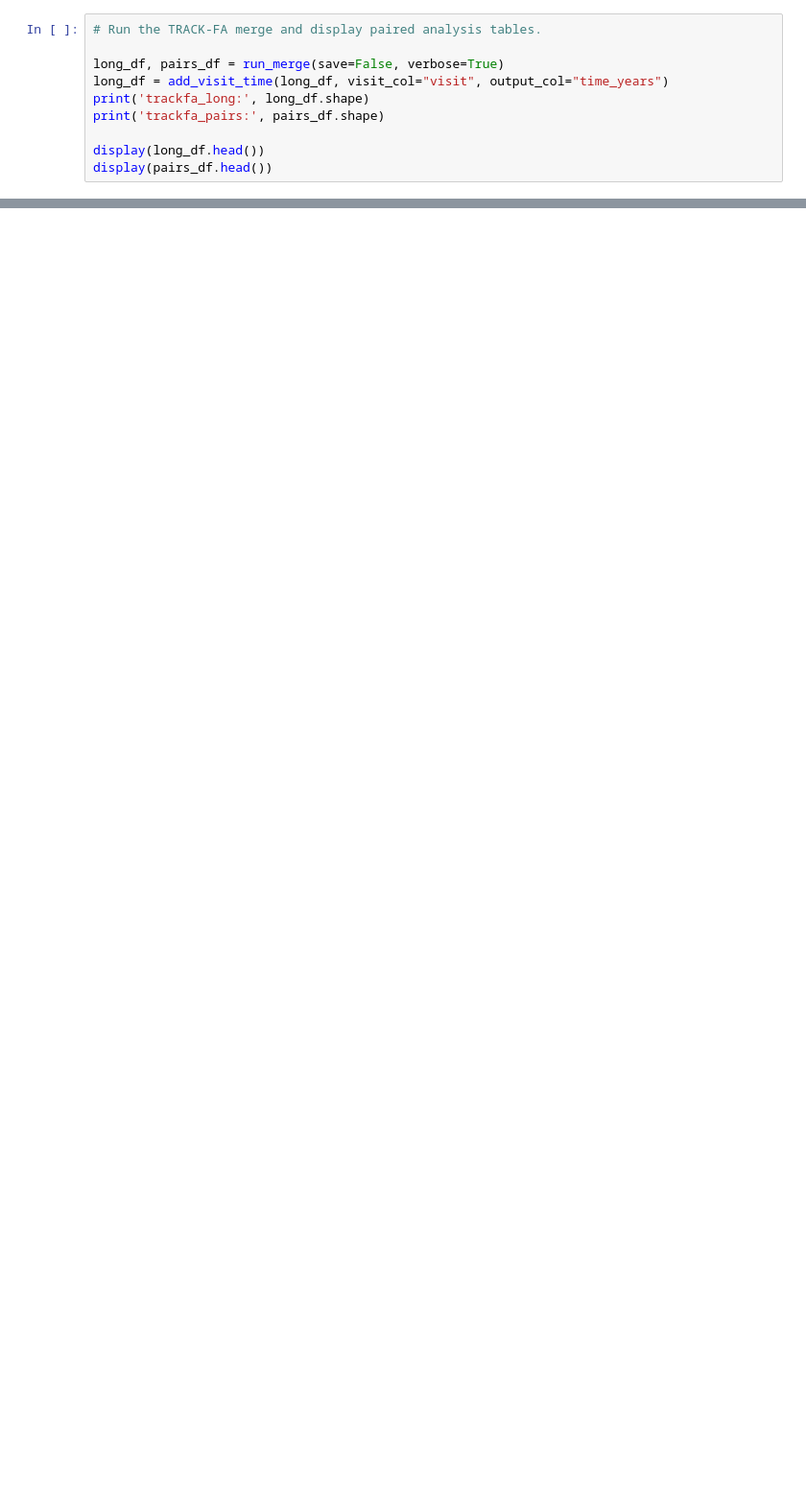
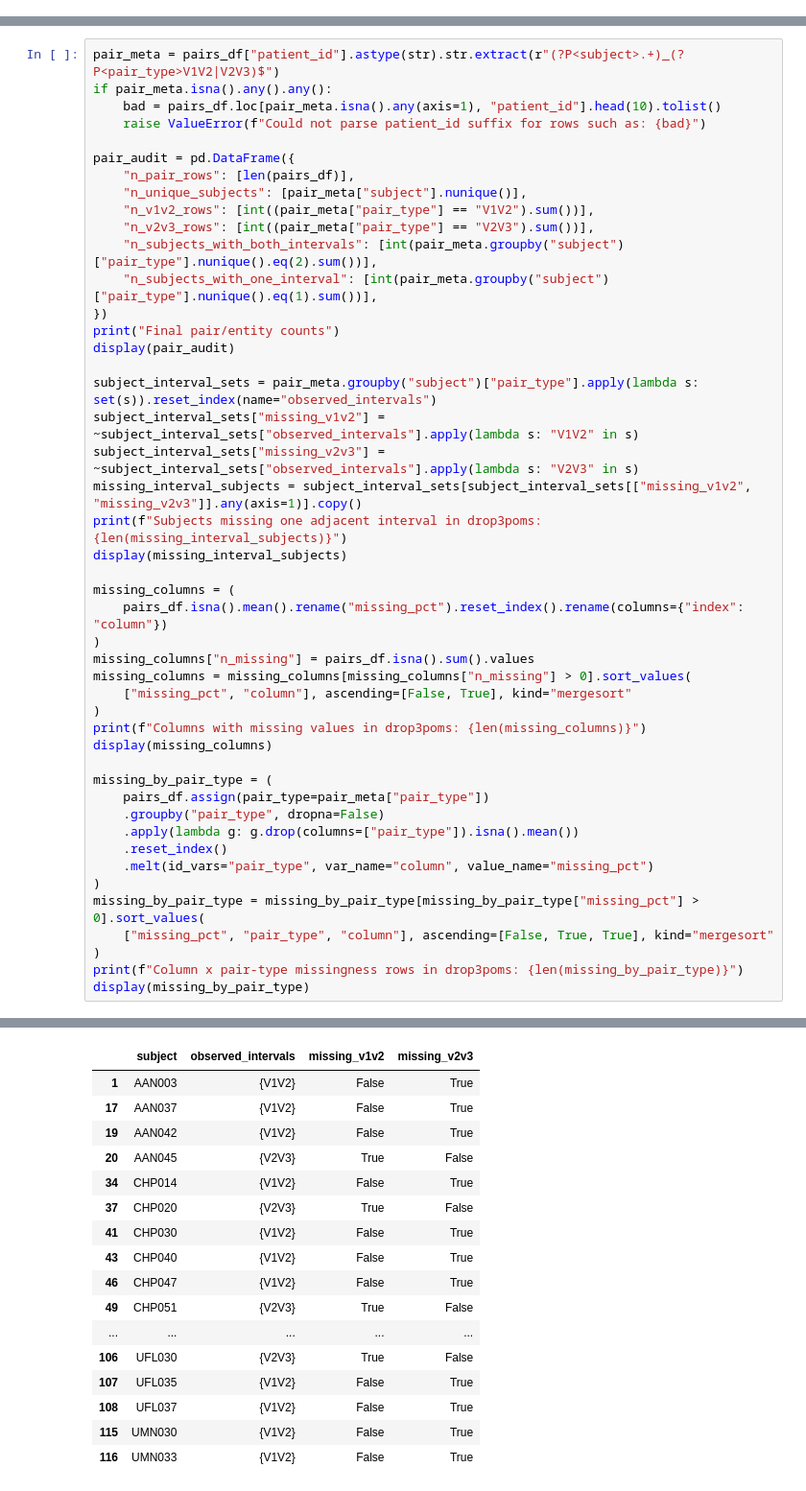
Before and after one commit to YubotKwng/Biomakers, a Jupyter notebook: notebooks/trackfa_merge.ipynb, the cells around one changed output, grey strips where cells are left out. Shown at 96% size. Saved outputs shown, nothing was run; the diff lists cells and outputs as text; blank space fills up the shorter version.

```diff
--- a/notebooks/trackfa_merge.ipynb
+++ b/notebooks/trackfa_merge.ipynb
@@ -141,10 +123,0 @@ Top missing columns by visit after direct raw combination
-# %%
-# Run the TRACK-FA merge and display paired analysis tables.
-
-long_df, pairs_df = run_merge(save=False, verbose=True)
-long_df = add_visit_time(long_df, visit_col="visit", output_col="time_years")
-print('trackfa_long:', long_df.shape)
-print('trackfa_pairs:', pairs_df.shape)
-
-display(long_df.head())
-display(pairs_df.head())
@@ -500,0 +126,47 @@ Pairs imaging base names (n=149):
+# %%
+pair_meta = pairs_df["patient_id"].astype(str).str.extract(r"(?P<subject>.+)_(?P<pair_type>V1V2|V2V3)$")
+if pair_meta.isna().any().any():
+    bad = pairs_df.loc[pair_meta.isna().any(axis=1), "patient_id"].head(10).tolist()
+    raise ValueError(f"Could not parse patient_id suffix for rows such as: {bad}")
+
+pair_audit = pd.DataFrame({
+    "n_pair_rows": [len(pairs_df)],
+    "n_unique_subjects": [pair_meta["subject"].nunique()],
+    "n_v1v2_rows": [int((pair_meta["pair_type"] == "V1V2").sum())],
+    "n_v2v3_rows": [int((pair_meta["pair_type"] == "V2V3").sum())],
+    "n_subjects_with_both_intervals": [int(pair_meta.groupby("subject")["pair_type"].nunique().eq(2).sum())],
+    "n_subjects_with_one_interval": [int(pair_meta.groupby("subject")["pair_type"].nunique().eq(1).sum())],
+})
+print("Final pair/entity counts")
+display(pair_audit)
+
+subject_interval_sets = pair_meta.groupby("subject")["pair_type"].apply(lambda s: set(s)).reset_index(name="observed_intervals")
+subject_interval_sets["missing_v1v2"] = ~subject_interval_sets["observed_intervals"].apply(lambda s: "V1V2" in s)
+subject_interval_sets["missing_v2v3"] = ~subject_interval_sets["observed_intervals"].apply(lambda s: "V2V3" in s)
+missing_interval_subjects = subject_interval_sets[subject_interval_sets[["missing_v1v2", "missing_v2v3"]].any(axis=1)].copy()
+print(f"Subjects missing one adjacent interval in drop3poms: {len(missing_interval_subjects)}")
+display(missing_interval_subjects)
+
+missing_columns = (
+    pairs_df.isna().mean().rename("missing_pct").reset_index().rename(columns={"index": "column"})
+)
+missing_columns["n_missing"] = pairs_df.isna().sum().values
+missing_columns = missing_columns[missing_columns["n_missing"] > 0].sort_values(
+    ["missing_pct", "column"], ascending=[False, True], kind="mergesort"
+)
+print(f"Columns with missing values in drop3poms: {len(missing_columns)}")
+display(missing_columns)
+
+missing_by_pair_type = (
+    pairs_df.assign(pair_type=pair_meta["pair_type"])
+    .groupby("pair_type", dropna=False)
+    .apply(lambda g: g.drop(columns=["pair_type"]).isna().mean())
+    .reset_index()
+    .melt(id_vars="pair_type", var_name="column", value_name="missing_pct")
+)
+missing_by_pair_type = missing_by_pair_type[missing_by_pair_type["missing_pct"] > 0].sort_values(
+    ["missing_pct", "pair_type", "column"], ascending=[False, True, True], kind="mergesort"
+)
+print(f"Column x pair-type missingness rows in drop3poms: {len(missing_by_pair_type)}")
+display(missing_by_pair_type)
+# %% [output]
@@ -500,0 +177,17 @@ Pairs imaging base names (n=149):
+|  | subject | observed_intervals | missing_v1v2 | missing_v2v3 |
+| 1 | AAN003 | {V1V2} | False | True |
+| 17 | AAN037 | {V1V2} | False | True |
+| 19 | AAN042 | {V1V2} | False | True |
+| 20 | AAN045 | {V2V3} | True | False |
+| 34 | CHP014 | {V1V2} | False | True |
+| 37 | CHP020 | {V2V3} | True | False |
+| 41 | CHP030 | {V1V2} | False | True |
+| 43 | CHP040 | {V1V2} | False | True |
+| 46 | CHP047 | {V1V2} | False | True |
+| 49 | CHP051 | {V2V3} | True | False |
+| ... | ... | ... | ... | ... |
+| 106 | UFL030 | {V2V3} | True | False |
+| 107 | UFL035 | {V1V2} | False | True |
+| 108 | UFL037 | {V1V2} | False | True |
+| 115 | UMN030 | {V1V2} | False | True |
+| 116 | UMN033 | {V1V2} | False | True |
```
Also changed, not shown: parts of 30 cells of this notebook, 4 other files.
